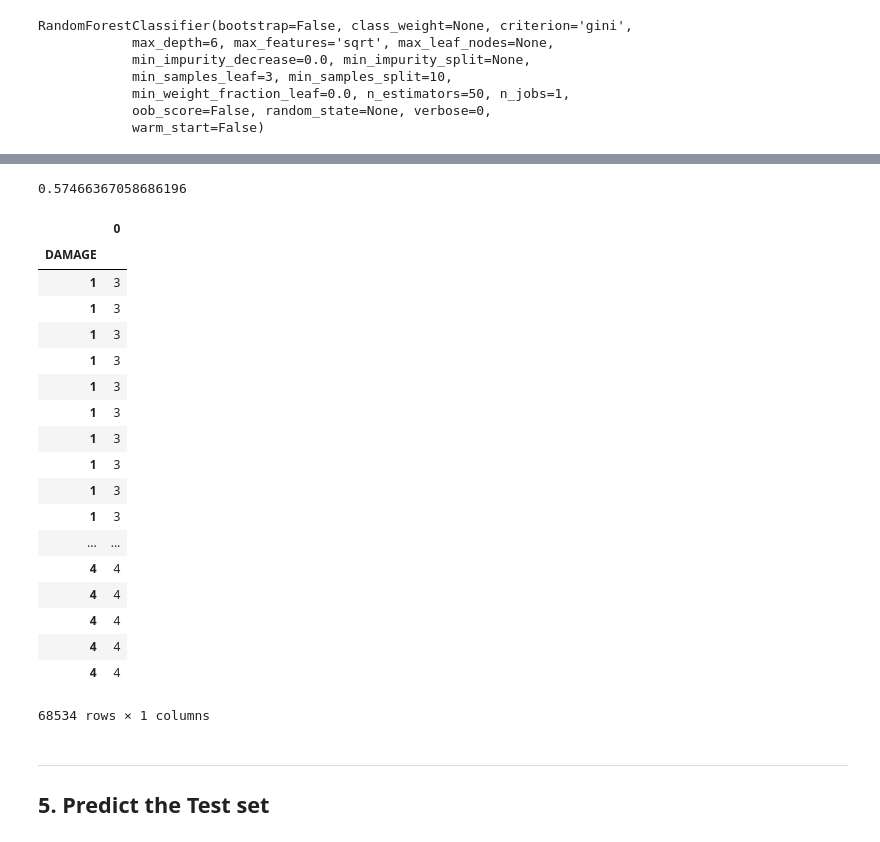
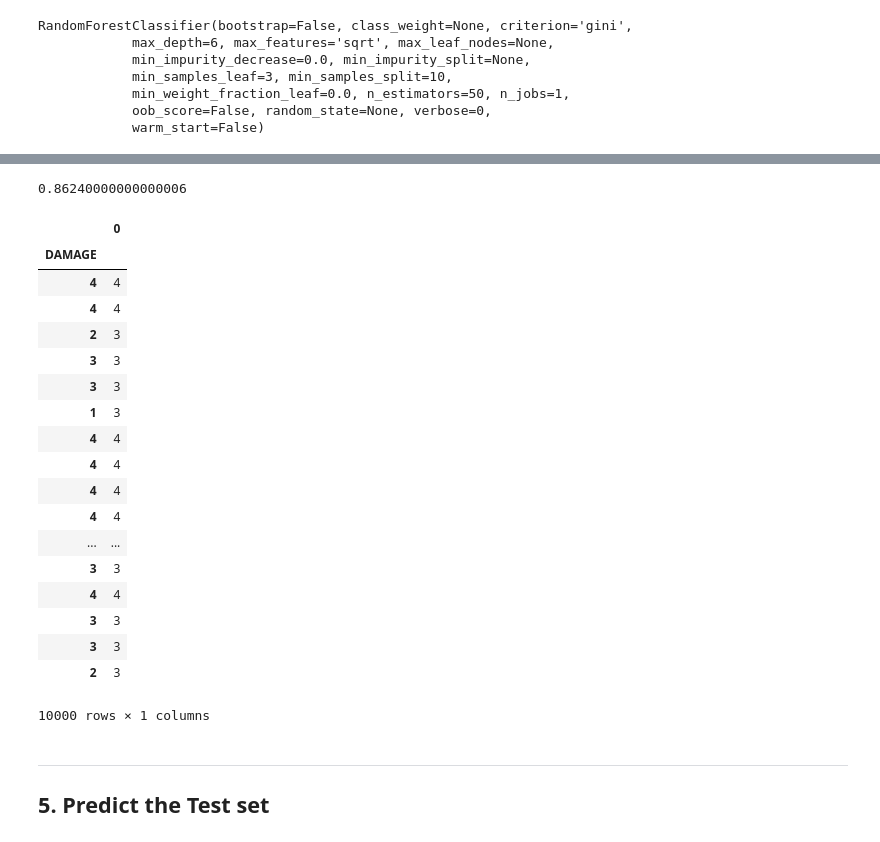
Before and after one commit to jadoonengr/Civil-Concrete-Damage, a Jupyter notebook: Civil-Concrete-Damage.ipynb, the cells around one changed output, grey strips where cells are left out. Saved outputs shown, nothing was run; the diff lists cells and outputs as text; code cells hidden in the pictures.

```diff
--- a/Civil-Concrete-Damage.ipynb
+++ b/Civil-Concrete-Damage.ipynb
@@ -431,0 +149,4 @@ features.set_index('feature', inplace=True)
+# %%
+X_combined = combined_set.copy()
+y_combined = X_combined.pop('DAMAGE')
+X_combined.shape
@@ -431,0 +161,2 @@ features.set_index('feature', inplace=True)
+# %%
+X_train, X_temp, y_train, y_temp = train_test_split(X_combined, y_combined, test_size=0.1)
@@ -431,0 +167,2 @@ features.set_index('feature', inplace=True)
+# %%
+X_valid, X_test, y_valid, y_test = train_test_split(X_temp, y_temp, test_size=10000)
@@ -457,31 +248,31 @@ np.mean(xval)
 # %%
-Z_h = model3.predict(Z_X)
+h_test = model3.predict(X_test)
 # %%
-np.mean(Z_h == Z_y)
+np.mean(h_test == y_test)
 # %% [output]
-0.57466367058686196
+0.86240000000000006
 # %%
-pd.DataFrame(Z_h, Z_y)
+pd.DataFrame(h_test, y_test)
 # %% [output]
 |  | 0 |
 | DAMAGE |  |
+| 4 | 4 |
+| 4 | 4 |
+| 2 | 3 |
+| 3 | 3 |
+| 3 | 3 |
 | 1 | 3 |
-| 1 | 3 |
-| 1 | 3 |
-| 1 | 3 |
-| 1 | 3 |
-| 1 | 3 |
-| 1 | 3 |
-| 1 | 3 |
-| 1 | 3 |
-| 1 | 3 |
-| ... | ... |
 | 4 | 4 |
 | 4 | 4 |
 | 4 | 4 |
 | 4 | 4 |
+| ... | ... |
+| 3 | 3 |
 | 4 | 4 |
+| 3 | 3 |
+| 3 | 3 |
+| 2 | 3 |
-68534 rows × 1 columns
+10000 rows × 1 columns
 # %% [markdown]
 ***
 ## 5. Predict the Test set
```
Also changed, not shown: parts of 84 cells of this notebook.
